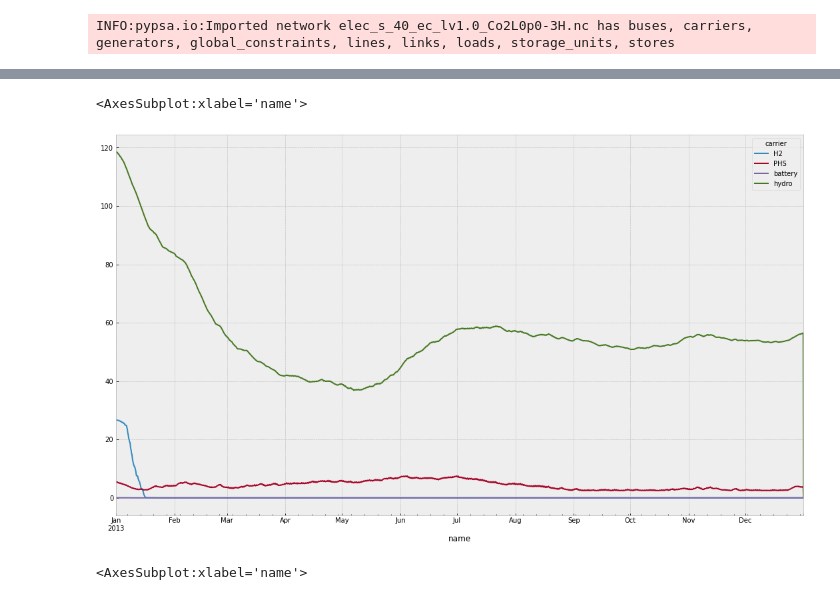
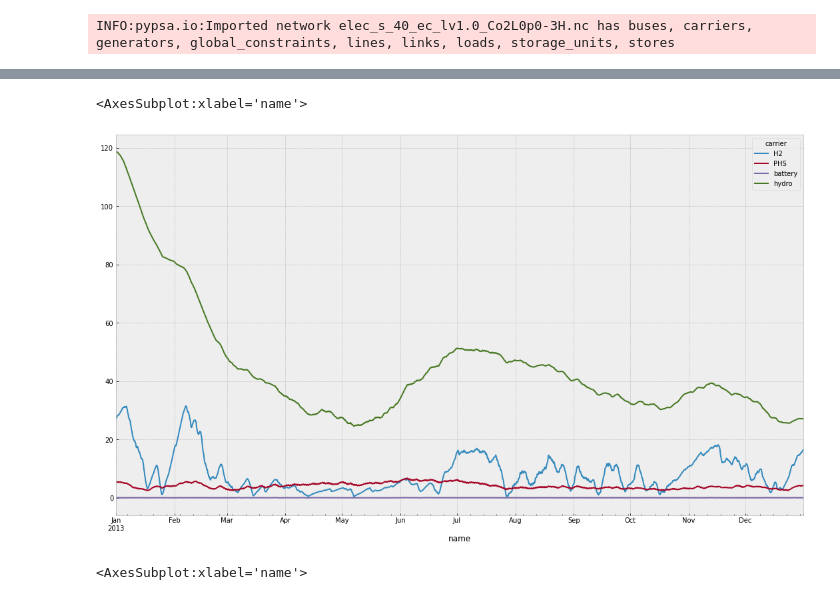
Before and after one commit to StuttgartYang/pypsa-eur, a Jupyter notebook: notebook/check_postnork_sp_rh.ipynb, the cells around one changed output, grey strips where cells are left out. Drawn from its saved outputs; the diff is of its cells as text; code cells hidden in the pictures.

```diff
--- a/notebook/check_postnork_sp_rh.ipynb
+++ b/notebook/check_postnork_sp_rh.ipynb
@@ -8,7 +8,7 @@ plt.style.use('bmh')
 from pypsa.linopf import (get_var, define_constraints, linexpr, join_exprs,
                           network_lopf, ilopf)
 # %%
-#basedir = "~/mnt/lin/pypsa-eur/results/networks/"
-basedir = "../../pypsa-eur/networks/"
+basedir = "../"
+#basedir = "~/mnt/lin/pypsa-eur/"
 # %%
 # Perfect foresight:  sovled network
@@ -37,4 +38,4 @@ INFO:pypsa.io:Imported network elec_s_40_ec_lv1.0_Co2L0p0-3H_op.nc has buses, ca
 # %%
-# Perfect foresight:  sovled network
-n_rh = pypsa.Network("../../pypsa-eur/results/networks/2013/elec_s_40_ec_lv1.0_Co2L0p0-3H_rh.nc")
+## rolling horizon for two weeks and one week overlap
+n_rh_sp_2w = pypsa.Network(basedir + "results/networks/2013/elec_s_40_ec_lv1.0_Co2L0p0-3H_2w_rh_sp.nc")
 # %% [output]
@@ -143,17 +82,17 @@ n_3h.generators
 # %%
-n = n_3h
+n = n_rh_sp_2w
 
 fig, ax = plt.subplots()
 
 fig.set_size_inches(18.5, 10.5, forward=True)
 
 e = pd.concat((n.stores_t.e.groupby(n.stores.carrier,axis=1).sum(),
                n.storage_units_t.state_of_charge.groupby(n.storage_units.carrier,axis=1).sum()),axis=1)
 
 e = e/1e6
 #e.drop(e.columns[e.abs().max() < 1e6],axis=1,inplace=True)
 
 e.plot(ax=ax)
 # %% [output]
 <AxesSubplot:xlabel='name'>
-[figure, old version]
+[figure, new version]
```
Also changed, not shown: parts of 61 cells of this notebook, 4 other files.
